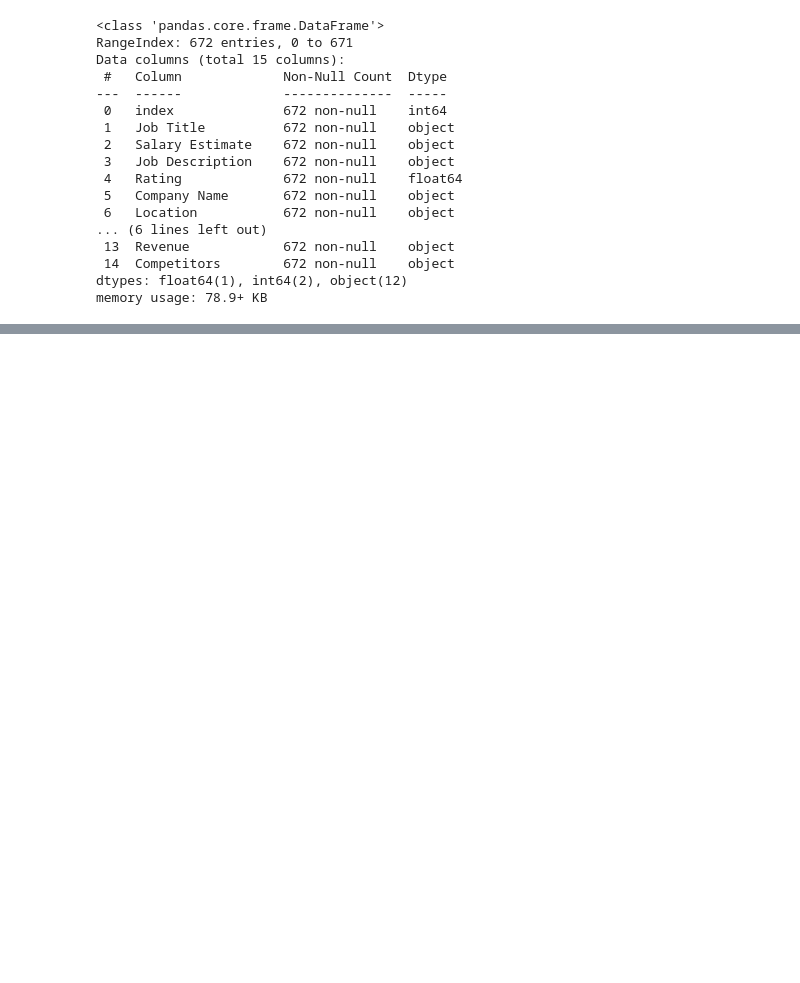
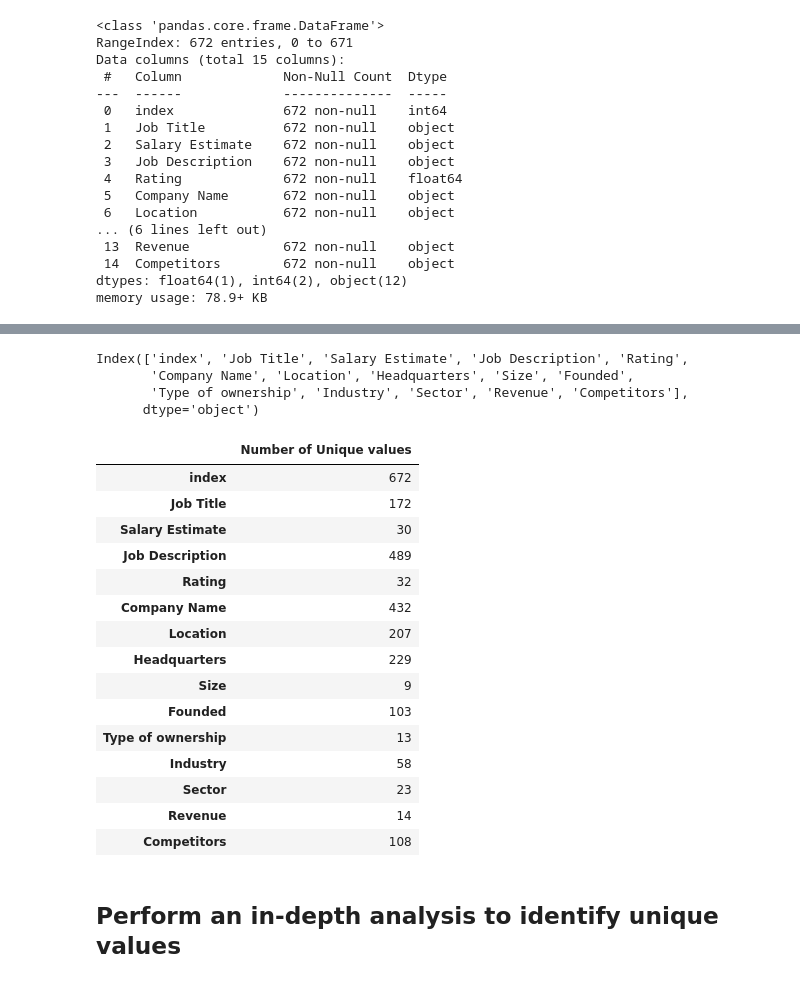
Before and after one commit to ShohrehShahsavari/Data-Analysis-And-Machine-Learning-Projects, a Jupyter notebook: 2. Employment and Workforce/Data Science Jobs/DS_jobs.ipynb, the cells around one changed output, grey strips where cells are left out. Saved outputs shown, nothing was run; the diff lists cells and outputs as text; code cells hidden in the pictures; blank space fills up the shorter version.

```diff
--- a/2. Employment and Workforce/Data Science Jobs/DS_jobs.ipynb
+++ b/2. Employment and Workforce/Data Science Jobs/DS_jobs.ipynb
@@ -67,0 +94,28 @@ memory usage: 78.9+ KB
+# %%
+df.columns
+# %% [output]
+Index(['index', 'Job Title', 'Salary Estimate', 'Job Description', 'Rating',
+       'Company Name', 'Location', 'Headquarters', 'Size', 'Founded',
+       'Type of ownership', 'Industry', 'Sector', 'Revenue', 'Competitors'],
+      dtype='object')
+# %%
+pd.DataFrame(df.nunique(), columns=["Number of Unique values"])
+# %% [output]
+|  | Number of Unique values |
+| index | 672 |
+| Job Title | 172 |
+| Salary Estimate | 30 |
+| Job Description | 489 |
+| Rating | 32 |
+| Company Name | 432 |
+| Location | 207 |
+| Headquarters | 229 |
+| Size | 9 |
+| Founded | 103 |
+| Type of ownership | 13 |
+| Industry | 58 |
+| Sector | 23 |
+| Revenue | 14 |
+| Competitors | 108 |
+# %% [markdown]
+## Perform an in-depth analysis to identify unique values
```
Also changed, not shown: parts of 22 cells of this notebook.
